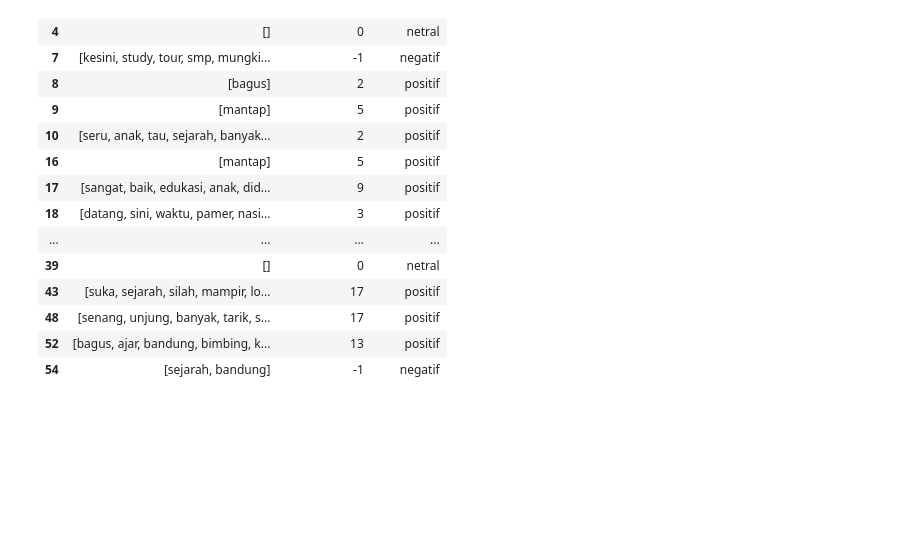
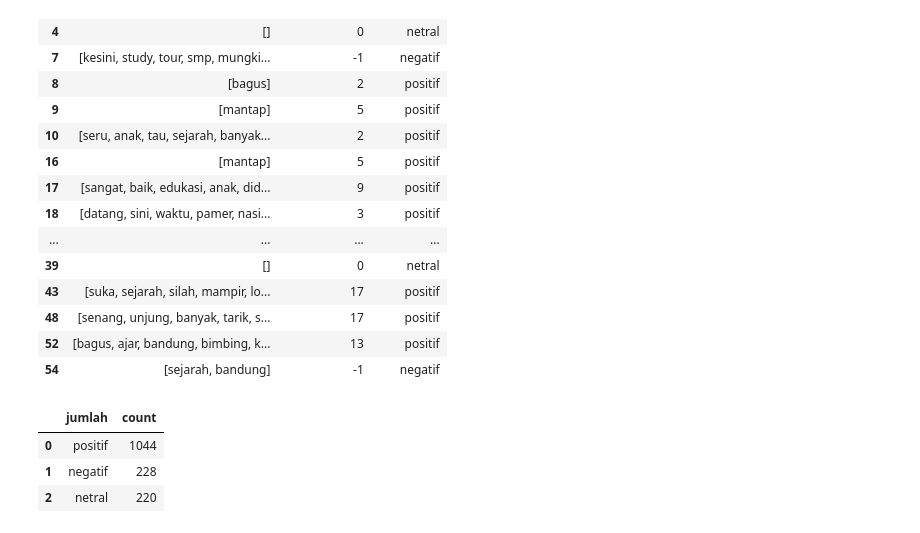
Before and after one commit to deviwlndr/714220054_Devi-Wulandari, a Jupyter notebook: analisis_sentimen.ipynb, the cells around one changed output. Saved outputs shown, nothing was run; the diff lists cells and outputs as text; code cells hidden in the pictures; blank space fills up the shorter version.

```diff
--- a/analisis_sentimen.ipynb
+++ b/analisis_sentimen.ipynb
@@ -421,7 +420,7 @@ def get_lexicon_score(tokens, lexicon):
         return 0
     return sum(lexicon.get(word, 0) for word in tokens)
 
-df["lexicon_score_new"] = df["stemmed_text"].apply(lambda x: get_lexicon_score(x, lexicon_final))
+df["lexicon_score"] = df["stemmed_text"].apply(lambda x: get_lexicon_score(x, lexicon_final))
 # %%
 def label_sentiment(score):
     if score > 0:
@@ -431,4 +430,4 @@ def label_sentiment(score):
     else:
         return "netral"
 
-df["sentiment_new"] = df["lexicon_score_new"].apply(label_sentiment)
+df["sentiment"] = df["lexicon_score"].apply(label_sentiment)
@@ -463,8 +434,3 @@ compare
-# %%
-df["lexicon_score"] = df["lexicon_score_new"]
-df["sentiment"] = df["sentiment_new"]
-
-df = df.drop(columns=["lexicon_score_new", "sentiment_new"])
 # %%
 df[["stemmed_text", "lexicon_score", "sentiment"]].head(20)
 # %% [output]
@@ -485,3 +451,10 @@ df[["stemmed_text", "lexicon_score", "sentiment"]].head(20)
 | 48 | [senang, unjung, banyak, tarik, s... | 17 | positif |
 | 52 | [bagus, ajar, bandung, bimbing, k... | 13 | positif |
 | 54 | [sejarah, bandung] | -1 | negatif |
+# %%
+df['sentiment'].value_counts().reset_index().rename(columns={'index': 'sentiment', 'sentiment': 'jumlah'})
+# %% [output]
+|  | jumlah | count |
+| 0 | positif | 1044 |
+| 1 | negatif | 228 |
+| 2 | netral | 220 |
```
Also changed, not shown: parts of 3 cells of this notebook.
